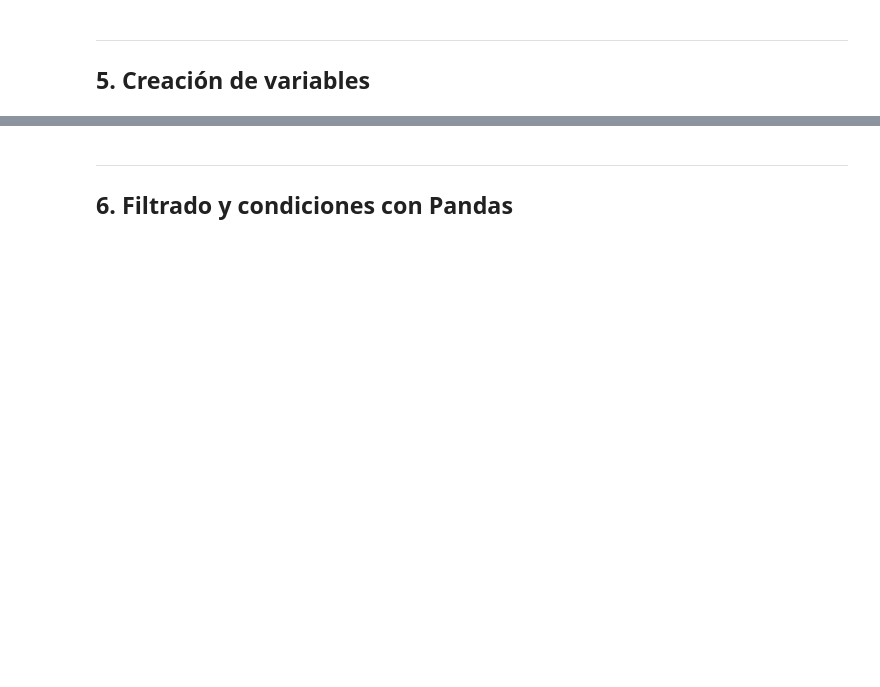
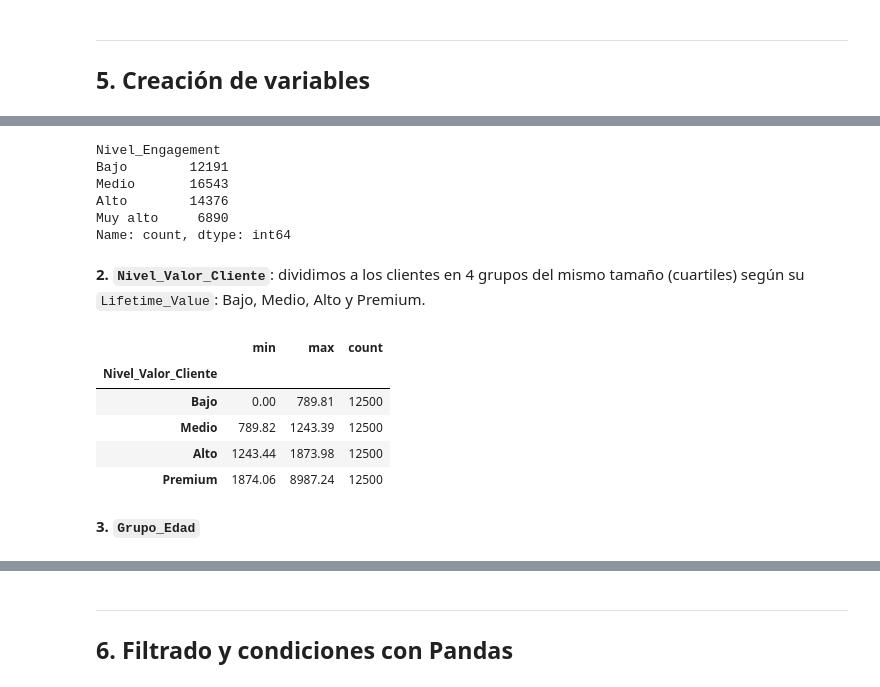
Before and after one commit to wen200729-boop/Analisis-web, a Jupyter notebook: analisis_clientes.ipynb, the cells around one changed output, grey strips where cells are left out. Drawn from its saved outputs; the diff is of its cells as text; code cells hidden in the pictures; blank space fills up the shorter version.

```diff
--- a/analisis_clientes.ipynb
+++ b/analisis_clientes.ipynb
@@ -424,0 +440,27 @@ Registros después de eliminar duplicados: 50000
+# %%
+datos["Nivel_Engagement"] = pd.cut(datos["Login_Frequency"],
+                                   bins=[-1, 5, 12, 20, np.inf],
+                                   labels=["Bajo", "Medio", "Alto", "Muy alto"])
+datos["Nivel_Engagement"].value_counts().sort_index()
+# %% [output]
+Nivel_Engagement
+Bajo        12191
+Medio       16543
+Alto        14376
+Muy alto     6890
+Name: count, dtype: int64
+# %% [markdown]
+**2. `Nivel_Valor_Cliente`**: dividimos a los clientes en 4 grupos del mismo tamaño (cuartiles) según su `Lifetime_Value`: Bajo, Medio, Alto y Premium.
+# %%
+datos["Nivel_Valor_Cliente"] = pd.qcut(datos["Lifetime_Value"], q=4,
+                                      labels=["Bajo", "Medio", "Alto", "Premium"])
+datos.groupby("Nivel_Valor_Cliente", observed=True)["Lifetime_Value"].agg(["min", "max", "count"]).round(2)
+# %% [output]
+|  | min | max | count |
+| Nivel_Valor_Cliente |  |  |  |
+| Bajo | 0.00 | 789.81 | 12500 |
+| Medio | 789.82 | 1243.39 | 12500 |
+| Alto | 1243.44 | 1873.98 | 12500 |
+| Premium | 1874.06 | 8987.24 | 12500 |
+# %% [markdown]
+**3. `Grupo_Edad`**
```
Also changed, not shown: parts of 7 cells of this notebook.
